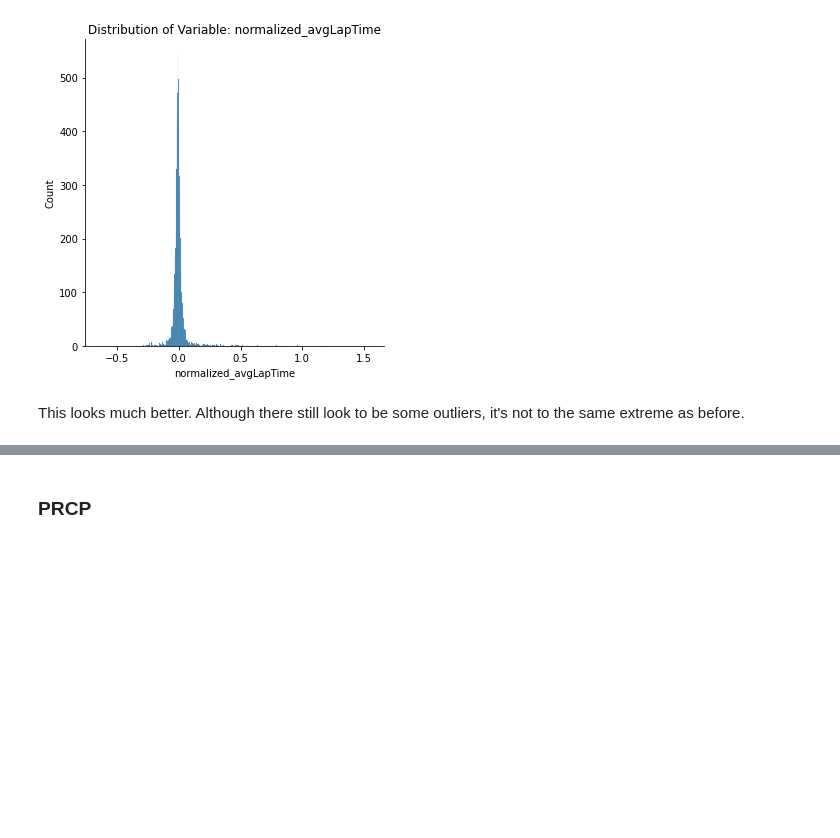
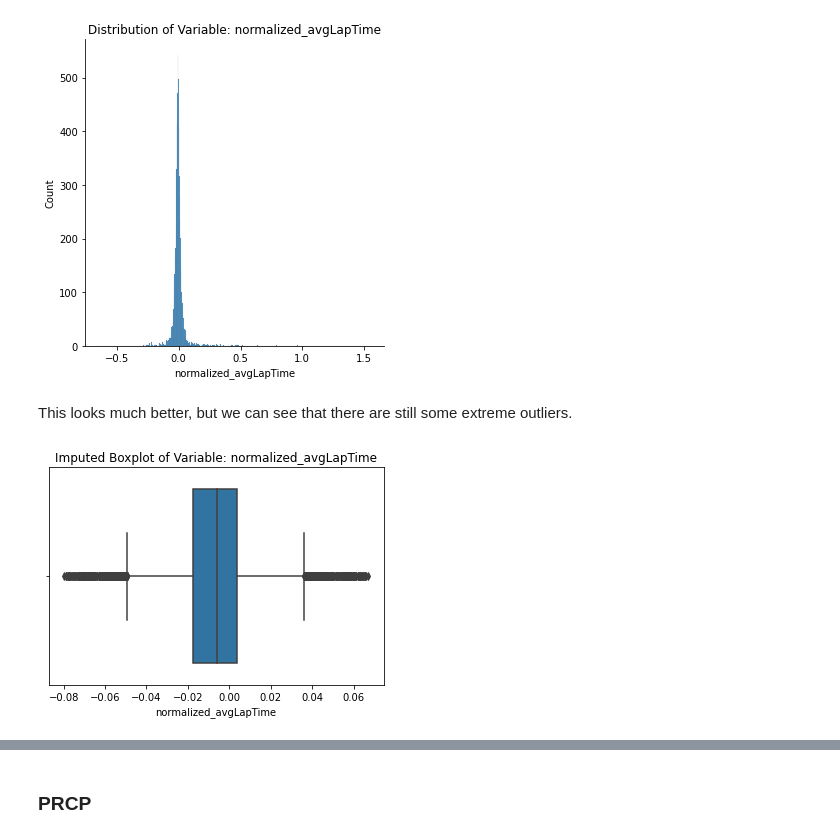
Before and after one commit to georgetown-analytics/Formula1, a Jupyter notebook: Feature_Transformation.ipynb, the cells around one changed output, grey strips where cells are left out. Saved outputs shown, nothing was run; the diff lists cells and outputs as text; code cells hidden in the pictures; blank space fills up the shorter version.

```diff
--- a/Feature_Transformation.ipynb
+++ b/Feature_Transformation.ipynb
@@ -256,5 +257,24 @@ avglaps_avg.describe()
 normalized_avglaptime_dist = sns.displot(avglaps_avg, x = 'normalized_avgLapTime').set(title = "Distribution of Variable: normalized_avgLapTime")
 # %% [output]
 [figure]
-# %% [markdown]
-This looks much better. Although there still look to be some outliers, it's not to the same extreme as before.
+# %% [markdown]
+This looks much better, but we can see that there are still some extreme outliers.
+# %%
+"""
+Use Analytics Vidhya's code to create an if statement within a for loop to replace outliers above the
+uppertail or below the lowertail with the median. We'll use 2.5 as our modifier to try and collect less
+outliers while still allowing the distribution to normalize.
+"""
+for i in avglaps_avg['normalized_avgLapTime']:
+    Q1 = avglaps_avg['normalized_avgLapTime'].quantile(0.25)
+    Q3 = avglaps_avg['normalized_avgLapTime'].quantile(0.75)
+    IQR = Q3 - Q1
+    lowertail = Q1 - 2.5 * IQR
+    uppertail = Q3 + 2.5 * IQR
+    if i > uppertail or i < lowertail:
+        avglaps_avg['normalized_avgLapTime'] = avglaps_avg['normalized_avgLapTime'].replace(i, np.median(avglaps_avg['normalized_avgLapTime']))
+
+# Plot a boxplot to find our outliers.
+impnormmin_boxplt = sns.boxplot(data = avglaps_avg, x = 'normalized_avgLapTime').set(title = "Imputed Boxplot of Variable: normalized_avgLapTime")
+# %% [output]
+[figure, added]
```
Also changed, not shown: parts of 7 cells of this notebook.
